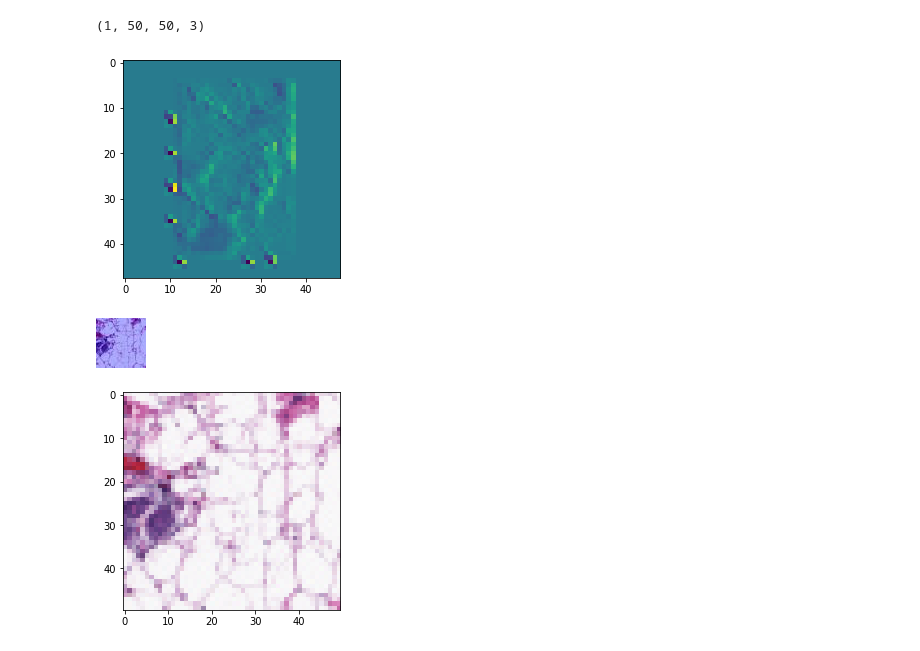
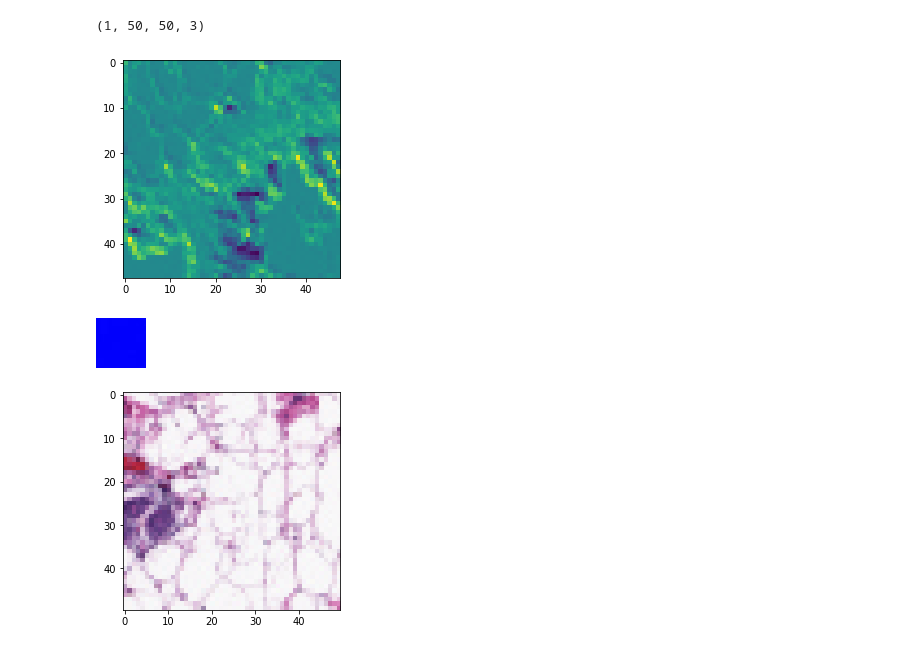
Before and after one commit to elizabeth-feldeverd/idc-backend, a Jupyter notebook: notebooks/NY_idc.ipynb, the cells around one changed output. Cells and saved outputs as stored; diff of their text form; code cells hidden in the pictures.

Commit message:
Managed to get the heatmap working but not the superimpose image

```diff
--- a/notebooks/NY_idc.ipynb
+++ b/notebooks/NY_idc.ipynb
@@ -94,9 +79,9 @@ _________________________________________________________________
 # %%
-model.compile(loss='binary_crossentropy',
-              optimizer='adam',
-              metrics=['accuracy'])
+# model.compile(loss='binary_crossentropy',
+#               optimizer='adam',
+#               metrics=['accuracy'])
 
-model.fit(X_train, y_train,
-          epochs=10,  # Use early stop in practice
-          batch_size=32,
-          verbose=1)
+# model.fit(X_train, y_train,
+#           epochs=10,  # Use early stop in practice
+#           batch_size=32,
+#           verbose=1)
@@ -244,7 +196,7 @@ Non-trainable params: 0
 _________________________________________________________________
 # %%
 img_size = (50, 50)
-last_conv_layer_name = "conv2d_2"
+last_conv_layer_name = "conv2d_5"
 # %%
 from PIL import Image
 
@@ -307,11 +257,13 @@ img_array = get_img_array('test.png', (50,50))
 img_array.shape
 # %% [output]
 (1, 50, 50, 3)
+# %%
+img_array = np.expand_dims(X_train[5],0)
 # %%
 heatmap = make_gradcam_heatmap(img_array, model, last_conv_layer_name, pred_index=None)
 plt.imshow(heatmap);
 # %% [output]
-[figure, old version]
+[figure, new version]
 # %%
 from IPython.display import Image, display
 
@@ -322,35 +274,35 @@ def save_and_display_gradcam(img, heatmap, cam_path="cam.jpg", alpha=0.4):
 #     print(img.shape)
 
     # Rescale heatmap to a range 0-255
     heatmap = np.uint8(255 * heatmap)
 
     # Use jet colormap to colorize heatmap
     jet = cm.get_cmap("jet")
 
     # Use RGB values of the colormap
     jet_colors = jet(np.arange(256))[:, :3]
     jet_heatmap = jet_colors[heatmap]
 
     # Create an image with RGB colorized heatmap
     jet_heatmap = keras.preprocessing.image.array_to_img(jet_heatmap)
     jet_heatmap = jet_heatmap.resize((img.shape[1], img.shape[0]))
     jet_heatmap = keras.preprocessing.image.img_to_array(jet_heatmap)
 #     print(jet_heatmap.shape)
 
     # Superimpose the heatmap on original image
     superimposed_img = jet_heatmap * alpha + img
     superimposed_img = keras.preprocessing.image.array_to_img(superimposed_img)
 
     # Save the superimposed image
     superimposed_img.save(cam_path)
 
     # Display Grad CAM
     display(Image(cam_path))
 
 
-save_and_display_gradcam(X[9], heatmap)
+save_and_display_gradcam(X_train[9], heatmap)
 # %% [output]
-[figure, old version]
+[figure, new version]
 # %%
 plt.imshow(X[9]);
 # %% [output]
```
Also changed, not shown: parts of 18 cells of this notebook, 1 other file.
